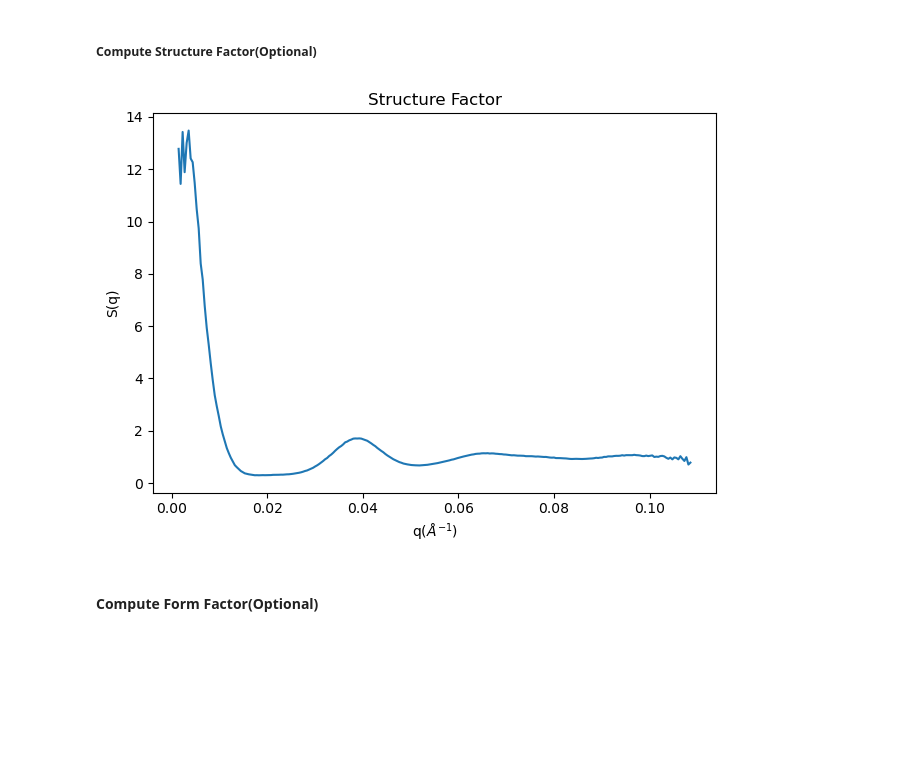
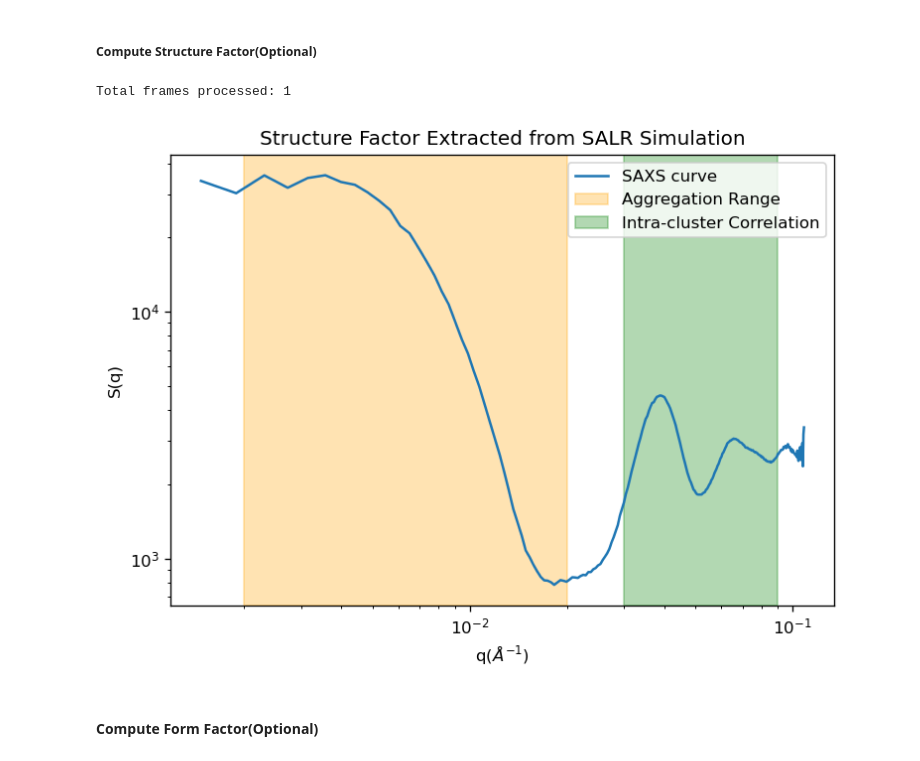
Before and after one commit to hansoncjc/gsd2sas, a Jupyter notebook: examples/Sphere.ipynb, the cells around one changed output. Drawn from its saved outputs; the diff is of its cells as text; code cells hidden in the pictures; blank space fills up the shorter version.

```diff
--- a/examples/Sphere.ipynb
+++ b/examples/Sphere.ipynb
@@ -21,20 +21,29 @@ au.set_form_factor(radius=1)
 
 # Initialize structure factor, which requises the gsd file, N_grid, and what frames to extract
 gsd = '/Users/hanson/Documents/UW/Research - Sherman Pozzo Lab/Simulation/Structure Factor/N8000.0_phi0.010_epsd7.10_delta0.25_epsY0.27_lamb4.28.gsd'
-au.set_structure_factor(gsd_path=gsd, N_grid=300, frame=1)
+au.set_structure_factor(gsd_path=gsd, N_grid=300, frames = 1)
 # %% [markdown]
 ##### Compute Structure Factor(Optional)
 # %%
 q, s = au.structure_factor.compute_s_1d()
+# %% [output]
+Total frames processed: 1
 # %%
 # the first bin of q&s need to be removed
-plt.plot(q[3:-1]/100, s[3:-1], label='S(q)')
+plt.figure(dpi=120)
+plt.loglog(q[3:-1]/100, s[3:-1], label = "SAXS curve")
 plt.xlabel('q($\AA^{-1}$)')
 plt.ylabel('S(q)')
-plt.title('Structure Factor')
+plt.title('Structure Factor Extracted from SALR Simulation')
+# Add shaded region for aggregation (low q)
+plt.axvspan(0.002, 0.02, color='orange', alpha=0.3, label='Aggregation Range')
+
+# Add shaded region for intra-aggregate interactions (higher q)
+plt.axvspan(0.03, 0.09, color='green', alpha=0.3, label='Intra-cluster Correlation')
+plt.legend()
 plt.tight_layout()
 # %% [output]
-[figure, old version]
+[figure, new version]
 # %% [markdown]
 #### Compute Form Factor(Optional)
 # %%
```
Also changed, not shown: parts of 4 cells of this notebook, 1 other file.
